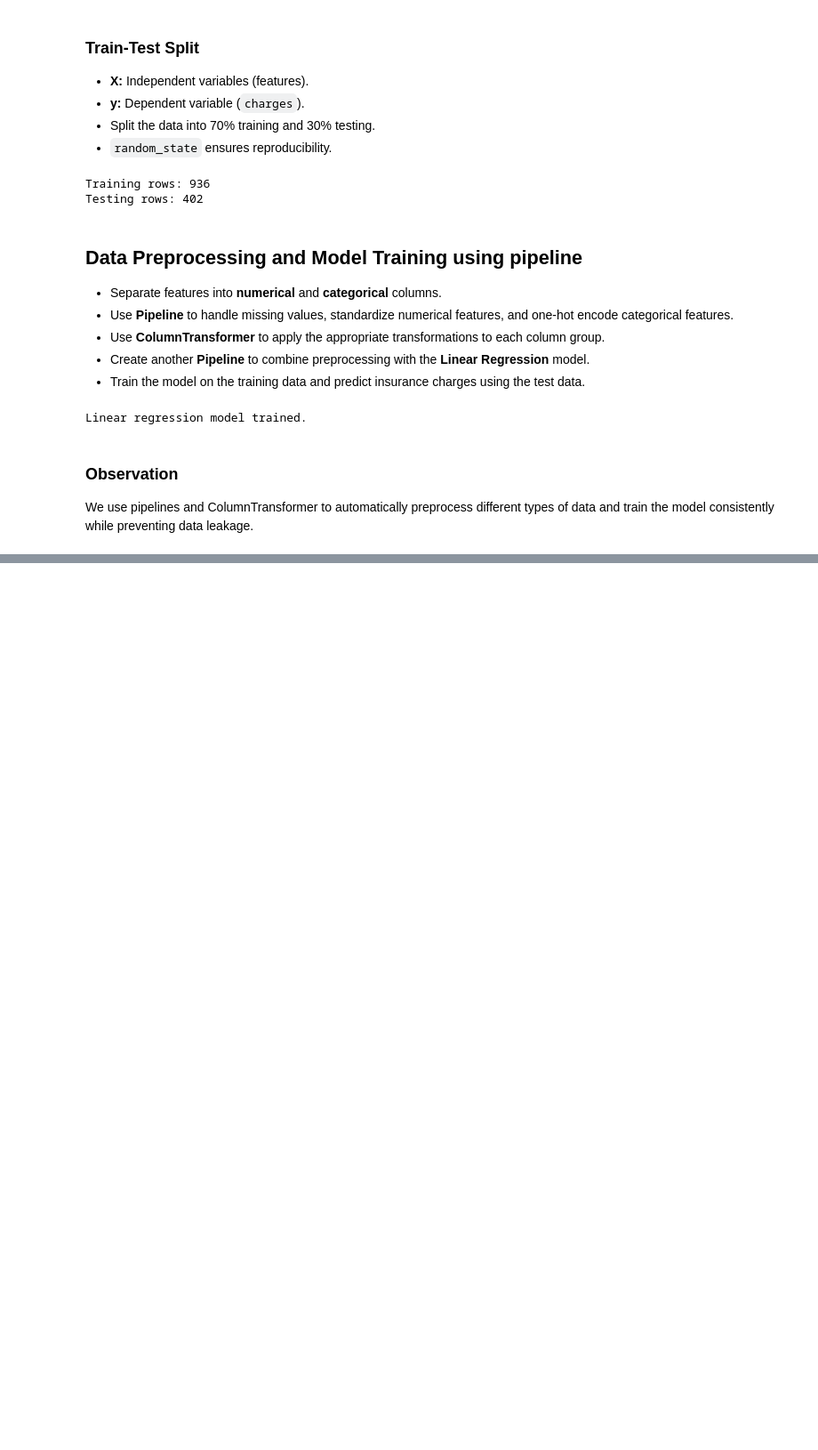
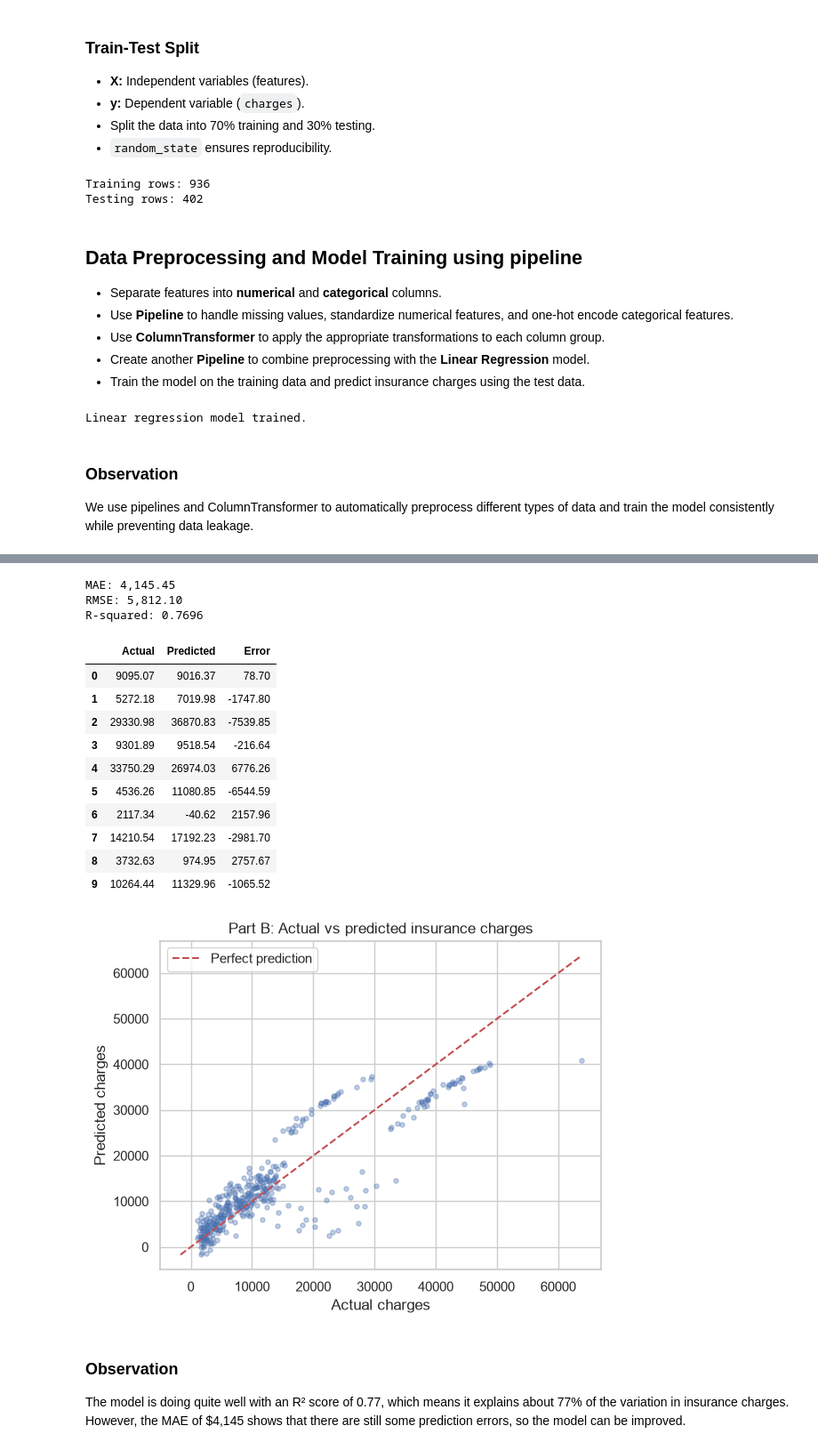
Before and after one commit to zozdemir2026/lab3-fraud-detection-insurance-prediction, a Jupyter notebook: Zeynep_Ozdemir_9045142_CSCN8000_lab3.ipynb, the cells around one changed output, grey strips where cells are left out. Shown at 89% size. Saved outputs shown, nothing was run; the diff lists cells and outputs as text; code cells hidden in the pictures; blank space fills up the shorter version.

Commit message:
Completing Part A and Part B

```diff
--- a/Zeynep_Ozdemir_9045142_CSCN8000_lab3.ipynb
+++ b/Zeynep_Ozdemir_9045142_CSCN8000_lab3.ipynb
@@ -304,0 +312,45 @@ We use pipelines and ColumnTransformer to automatically preprocess different typ
+# %%
+mae = mean_absolute_error(yi_test, yi_pred)
+rmse = np.sqrt(mean_squared_error(yi_test, yi_pred))
+r2 = r2_score(yi_test, yi_pred)
+
+print(f'MAE: {mae:,.2f}')
+print(f'RMSE: {rmse:,.2f}')
+print(f'R-squared: {r2:.4f}')
+
+comparison = pd.DataFrame({
+    'Actual': yi_test.to_numpy(),
+    'Predicted': yi_pred,
+    'Error': yi_test.to_numpy() - yi_pred
+})
+display(comparison.head(10).round(2))
+
+plt.scatter(yi_test, yi_pred, alpha=0.35, s=14)
+lims = [min(yi_test.min(), yi_pred.min()),
+        max(yi_test.max(), yi_pred.max())]
+plt.plot(lims, lims, 'r--', label='Perfect prediction')
+plt.xlabel('Actual charges')
+plt.ylabel('Predicted charges')
+plt.title('Part B: Actual vs predicted insurance charges')
+plt.legend()
+plt.show()
+# %% [output]
+MAE: 4,145.45
+RMSE: 5,812.10
+R-squared: 0.7696
+|  | Actual | Predicted | Error |
+| 0 | 9095.07 | 9016.37 | 78.70 |
+| 1 | 5272.18 | 7019.98 | -1747.80 |
+| 2 | 29330.98 | 36870.83 | -7539.85 |
+| 3 | 9301.89 | 9518.54 | -216.64 |
+| 4 | 33750.29 | 26974.03 | 6776.26 |
+| 5 | 4536.26 | 11080.85 | -6544.59 |
+| 6 | 2117.34 | -40.62 | 2157.96 |
+| 7 | 14210.54 | 17192.23 | -2981.70 |
+| 8 | 3732.63 | 974.95 | 2757.67 |
+| 9 | 10264.44 | 11329.96 | -1065.52 |
+[figure, added]
+# %% [markdown]
+### Observation
+
+The model is doing quite well with an R² score of 0.77, which means it explains about 77% of the variation in insurance charges. However, the MAE of $4,145 shows that there are still some prediction errors, so the model can be improved.
```
Also changed, not shown: parts of 4 cells of this notebook.
